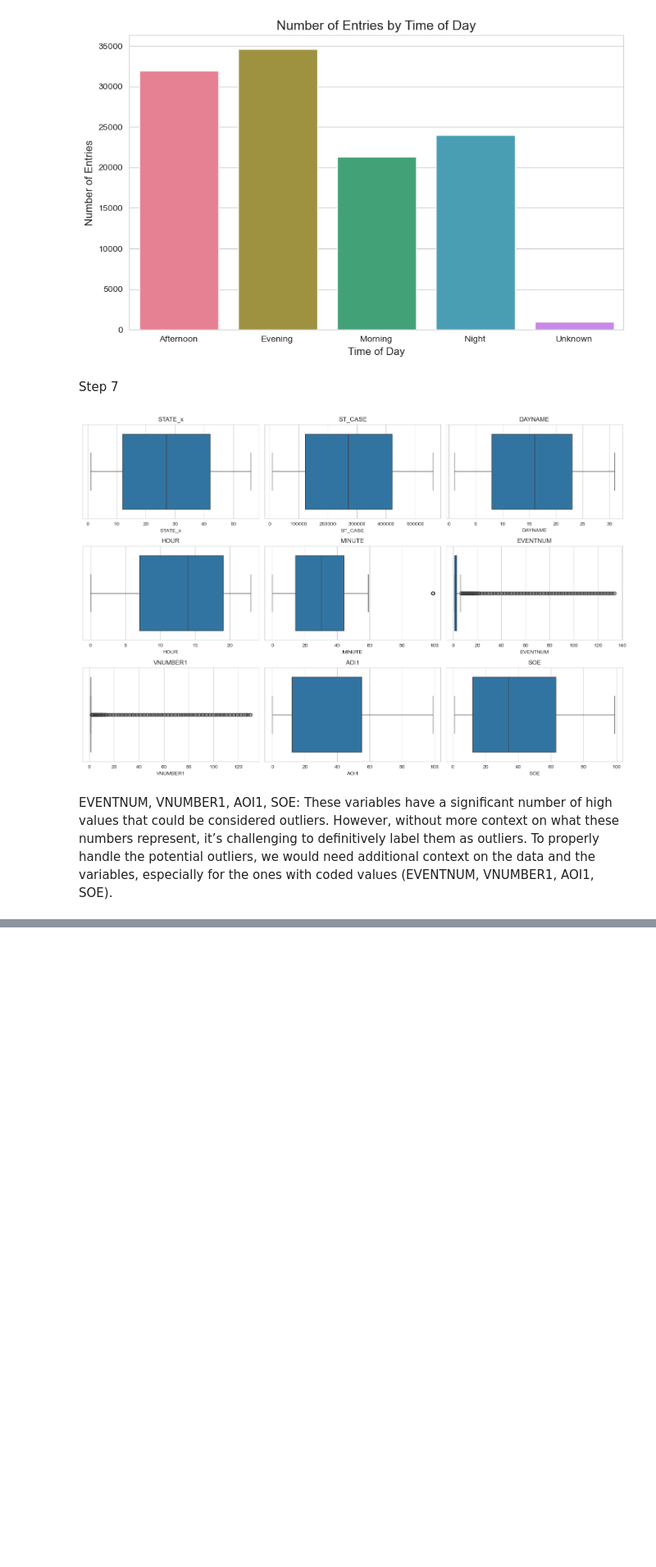
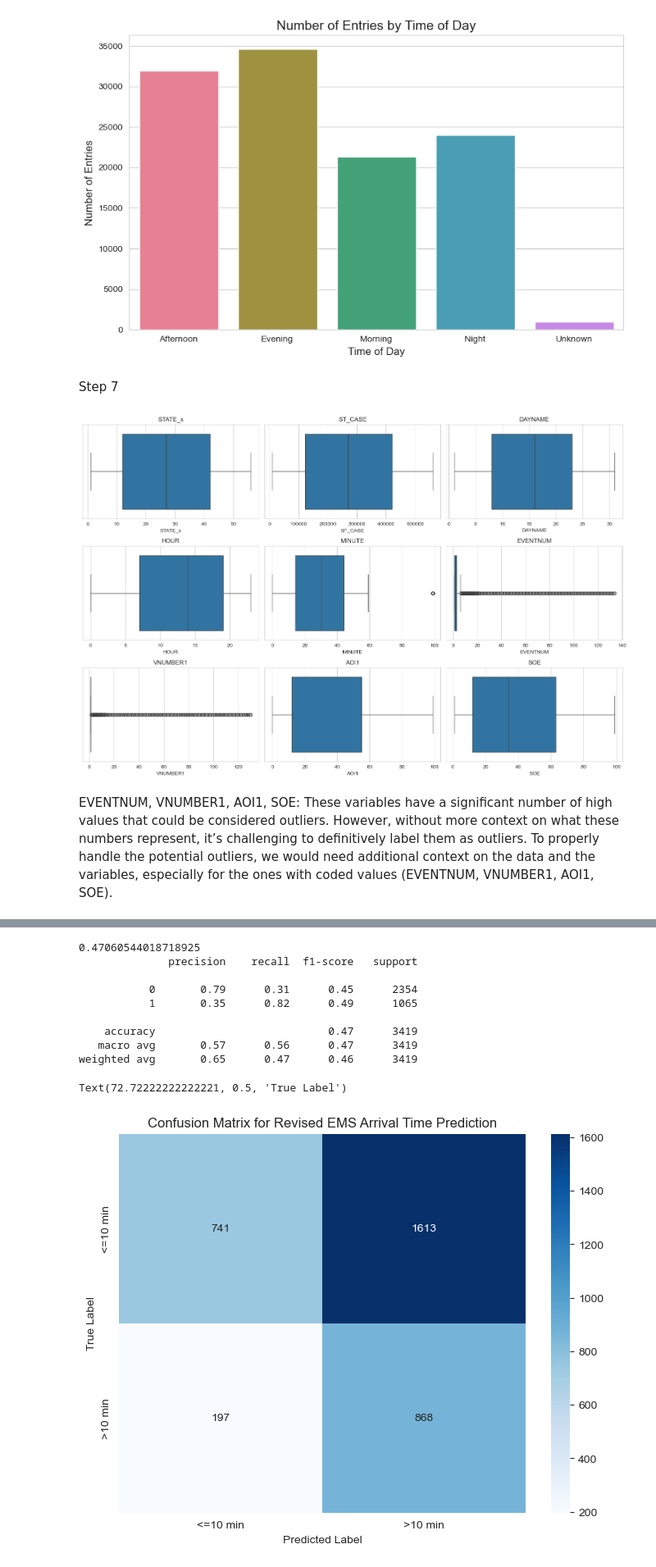
Before and after one commit to anly501/dsan-5000-project-FroomeBeibei79, a Jupyter notebook: ts.ipynb, the cells around one changed output, grey strips where cells are left out. Shown at 82% size. Cells and saved outputs as stored; diff of their text form; code cells hidden in the pictures; blank space fills up the shorter version.

```diff
--- a/ts.ipynb
+++ b/ts.ipynb
@@ -279,0 +256,12 @@ To properly handle the potential outliers, we would need additional context on t
+# %%
+import pandas as pd
+import matplotlib.pyplot as plt
+import seaborn as sns
+import numpy as np
+from sklearn.model_selection import train_test_split
+from sklearn.naive_bayes import GaussianNB
+from sklearn.metrics import accuracy_score, classification_report, confusion_matrix, roc_curve, auc
+
+
+
+data = pd.read_csv('Data/FARS2021NationalCSV/accident.csv', encoding='ISO-8859-1')
@@ -279,0 +300,3 @@ To properly handle the potential outliers, we would need additional context on t
+# %%
+# Remove records with placeholder values for hours or minutes (assuming '99' is the placeholder value)
+valid_data = data[(data['NOT_HOUR'] != 99) & (data['ARR_HOUR'] != 99)]
@@ -279,0 +305,51 @@ To properly handle the potential outliers, we would need additional context on t
+# %%
+# Redefine the feature selection without the specified columns
+revised_features = [
+    'MONTH', 'DAY_WEEK', 'HOUR', 'MINUTE', 'ROUTE', 'TYP_INT',
+    'WRK_ZONE', 'REL_ROAD', 'LGT_COND', 'WEATHER'
+]
+
+
+selected_features_revised = valid_data[revised_features].dropna(axis=1, how='any')
+
+# Define the target variable
+y_revised = valid_data['EMS_MORE_THAN_10_MIN']
+
+# Split the revised data into training and testing sets
+X_train_revised, X_test_revised, y_train_revised, y_test_revised = train_test_split(
+    selected_features_revised, y_revised, test_size=0.2, random_state=0)
+
+model_revised = GaussianNB()
+
+# Train the revised model
+model_revised.fit(X_train_revised, y_train_revised)
+
+# Predict on revised test data
+y_pred_revised = model_revised.predict(X_test_revised)
+
+cm_revised = confusion_matrix(y_test_revised, y_pred_revised)
+
+accuracy_revised = accuracy_score(y_test_revised, y_pred_revised)
+report_revised = classification_report(y_test_revised, y_pred_revised)
+
+print(accuracy_revised)
+print(report_revised)
+
+# Plotting the confusion matrix for the revised model
+plt.figure(figsize=(8, 6))
+sns.heatmap(cm_revised, annot=True, fmt='d', cmap='Blues', xticklabels=['<=10 min', '>10 min'], yticklabels=['<=10 min', '>10 min'])
+plt.title('Confusion Matrix for Revised EMS Arrival Time Prediction')
+plt.xlabel('Predicted Label')
+plt.ylabel('True Label')
+# %% [output]
+0.47060544018718925
+              precision    recall  f1-score   support
+
+           0       0.79      0.31      0.45      2354
+           1       0.35      0.82      0.49      1065
+
+    accuracy                           0.47      3419
+   macro avg       0.57      0.56      0.47      3419
+weighted avg       0.65      0.47      0.46      3419
+Text(72.72222222222221, 0.5, 'True Label')
+[figure, added]
```
Also changed, not shown: parts of 19 cells of this notebook, 7 other files.
